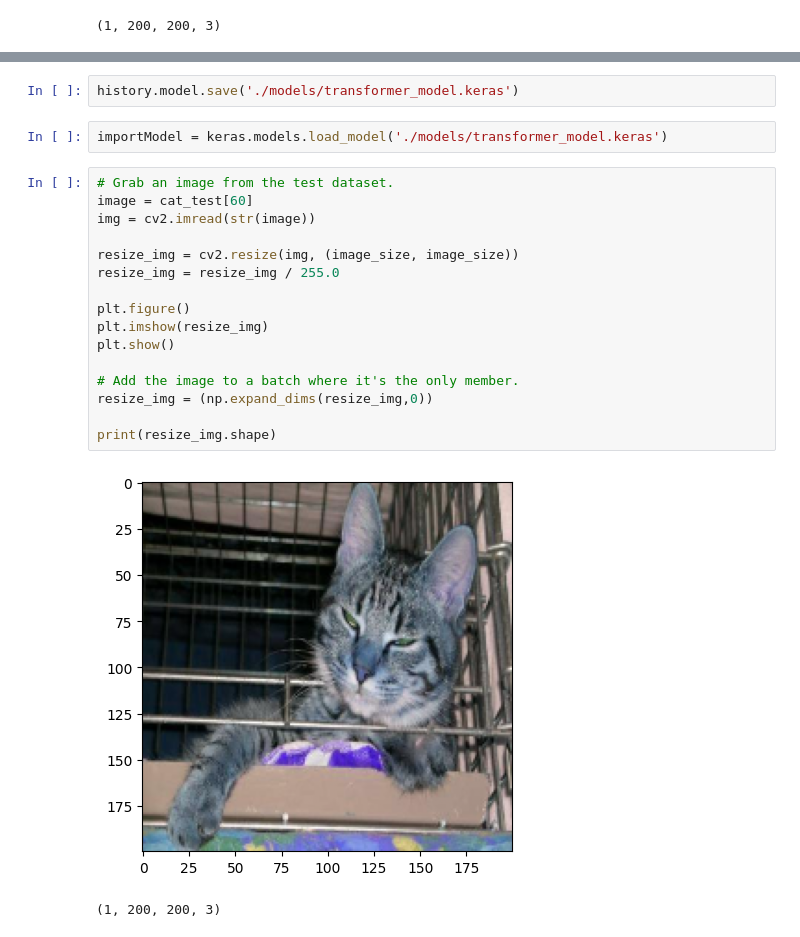
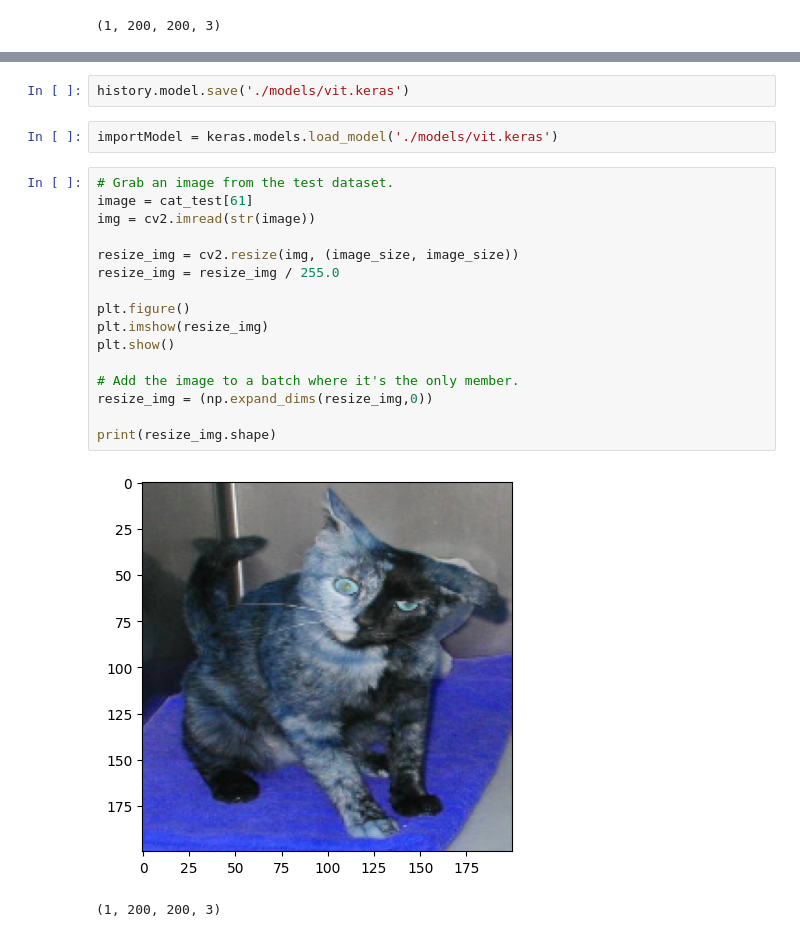
Before and after one commit to jamesteckyio/ai, a Jupyter notebook: transformer.ipynb, the cells around one changed output, grey strips where cells are left out. Saved outputs shown, nothing was run; the diff lists cells and outputs as text.

```diff
--- a/transformer.ipynb
+++ b/transformer.ipynb
@@ -341,25 +284,25 @@ cats
 # %%
-history.model.save('./models/transformer_model.keras')
+history.model.save('./models/vit.keras')
 # %%
-importModel = keras.models.load_model('./models/transformer_model.keras')
+importModel = keras.models.load_model('./models/vit.keras')
 # %%
 # Grab an image from the test dataset.
-image = cat_test[60]
+image = cat_test[61]
 img = cv2.imread(str(image))
 
 resize_img = cv2.resize(img, (image_size, image_size))
 resize_img = resize_img / 255.0
 
 plt.figure()
 plt.imshow(resize_img)
 plt.show()
 
 # Add the image to a batch where it's the only member.
 resize_img = (np.expand_dims(resize_img,0))
 
 print(resize_img.shape)
 # %% [output]
-[figure, old version]
+[figure, new version]
 (1, 200, 200, 3)
 # %%
 value = importModel.predict(resize_img)
```
Also changed, not shown: parts of 9 cells of this notebook, 2 other files.
